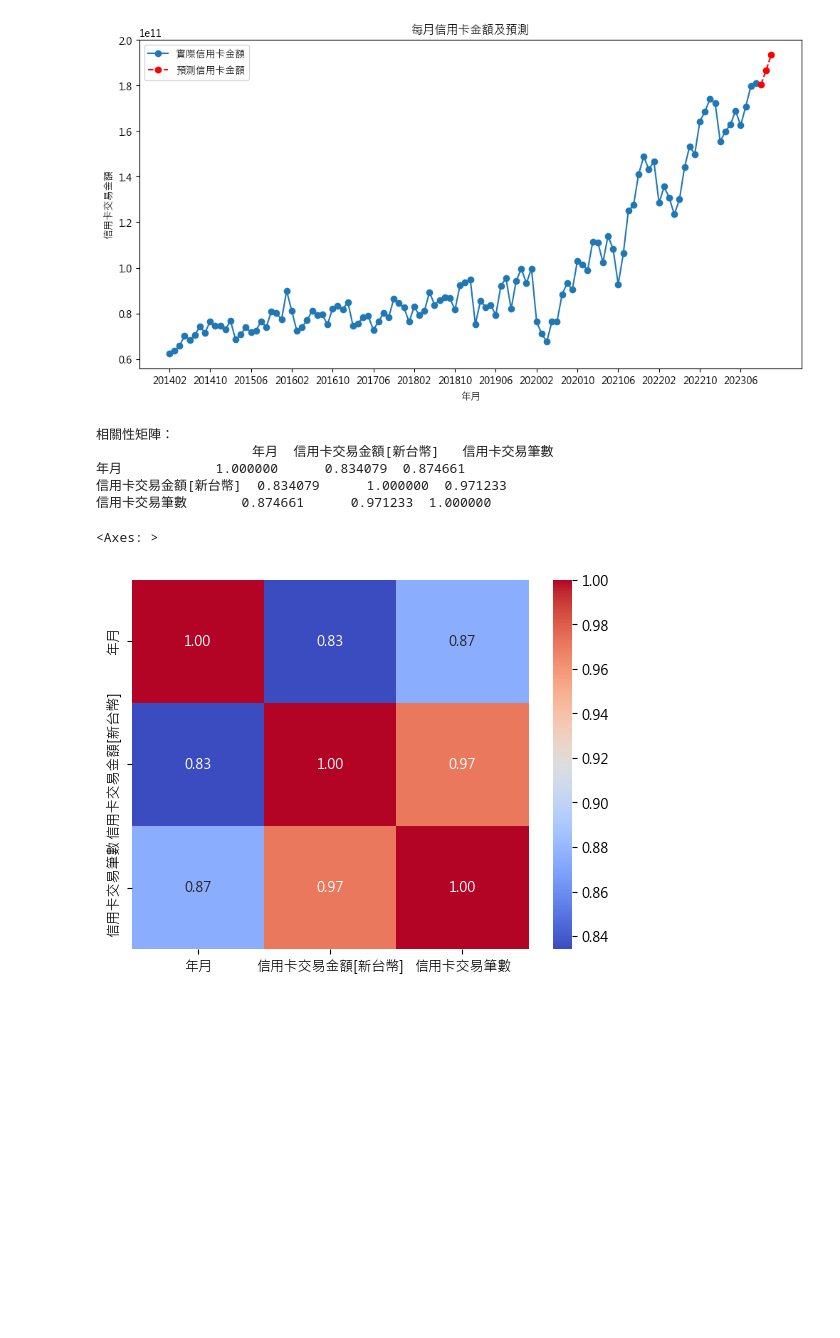
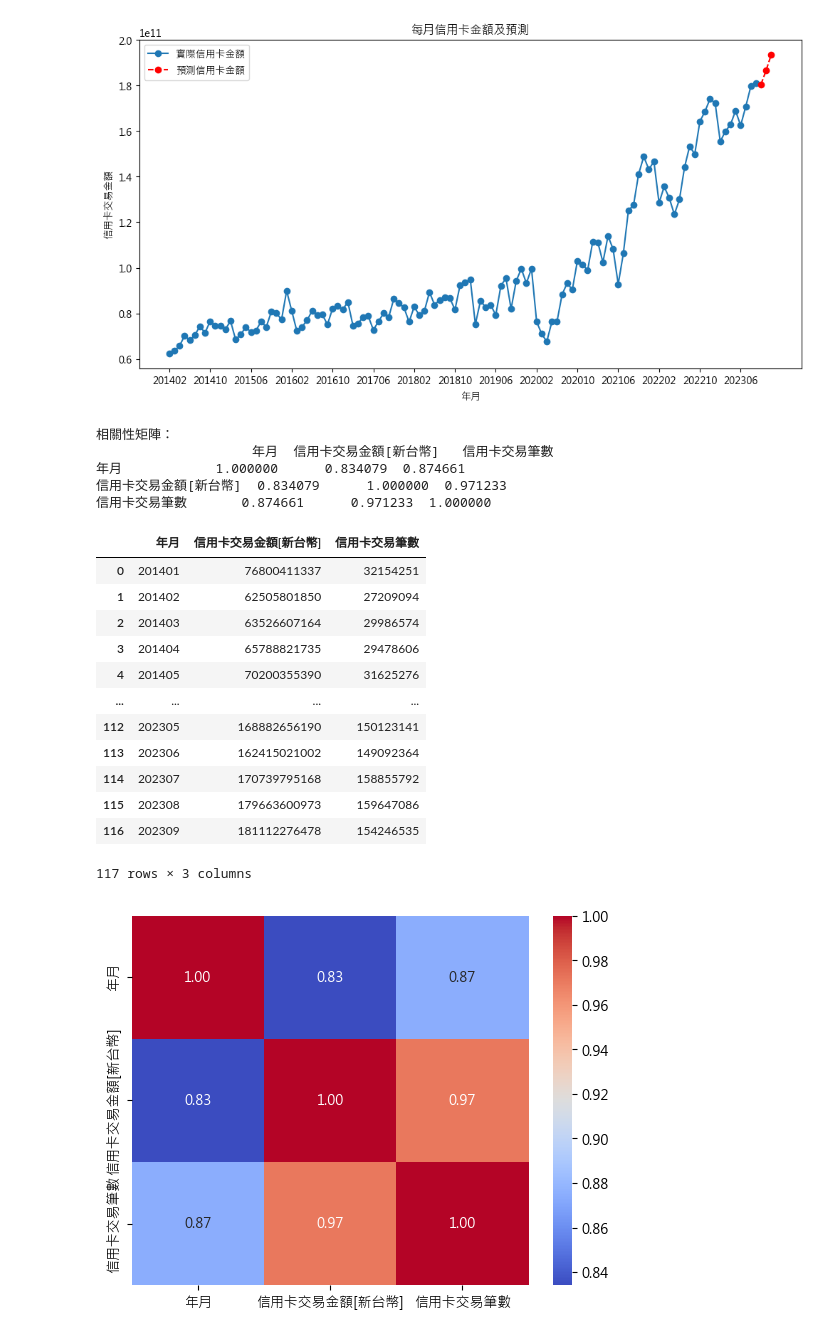
Before and after one commit to xuanlll17/creditcard, a Jupyter notebook: ML.ipynb, the cells around one changed output. Saved outputs shown, nothing was run; the diff lists cells and outputs as text; code cells hidden in the pictures; blank space fills up the shorter version.

```diff
--- a/ML.ipynb
+++ b/ML.ipynb
@@ -98,29 +98,42 @@ R-squared value (scaled): 0.908977033044471
 # %%
 import pandas as pd
 import seaborn as sns
 
 # 讀取數據
 df = pd.read_csv("./processed_dataset.csv")
 
 # 按照年月分组，計算每年各個月份的信用卡消費金額和交易筆數
 monthly_total_expenses = df.groupby(["年月"]).agg({
     "信用卡交易金額[新台幣]": "sum",
     "信用卡交易筆數": "sum"
 }).reset_index()
 
 # 計算相關性
 correlation_matrix = monthly_total_expenses.corr()
 
 # 打印相關性矩陣
 print("相關性矩陣：")
 print(correlation_matrix)
 
 sns.heatmap(correlation_matrix, annot=True, cmap="coolwarm", fmt=".2f")
+monthly_total_expenses
 # %% [output]
 相關性矩陣：
                     年月  信用卡交易金額[新台幣]   信用卡交易筆數
 年月            1.000000      0.834079  0.874661
 信用卡交易金額[新台幣]  0.834079      1.000000  0.971233
 信用卡交易筆數       0.874661      0.971233  1.000000
+|  | 年月 | 信用卡交易金額[新台幣] | 信用卡交易筆數 |
+| 0 | 201401 | 76800411337 | 32154251 |
+| 1 | 201402 | 62505801850 | 27209094 |
+| 2 | 201403 | 63526607164 | 29986574 |
+| 3 | 201404 | 65788821735 | 29478606 |
+| 4 | 201405 | 70200355390 | 31625276 |
+| ... | ... | ... | ... |
+| 112 | 202305 | 168882656190 | 150123141 |
+| 113 | 202306 | 162415021002 | 149092364 |
+| 114 | 202307 | 170739795168 | 158855792 |
+| 115 | 202308 | 179663600973 | 159647086 |
+| 116 | 202309 | 181112276478 | 154246535 |
-<Axes: >
+117 rows × 3 columns
 [figure]
```
